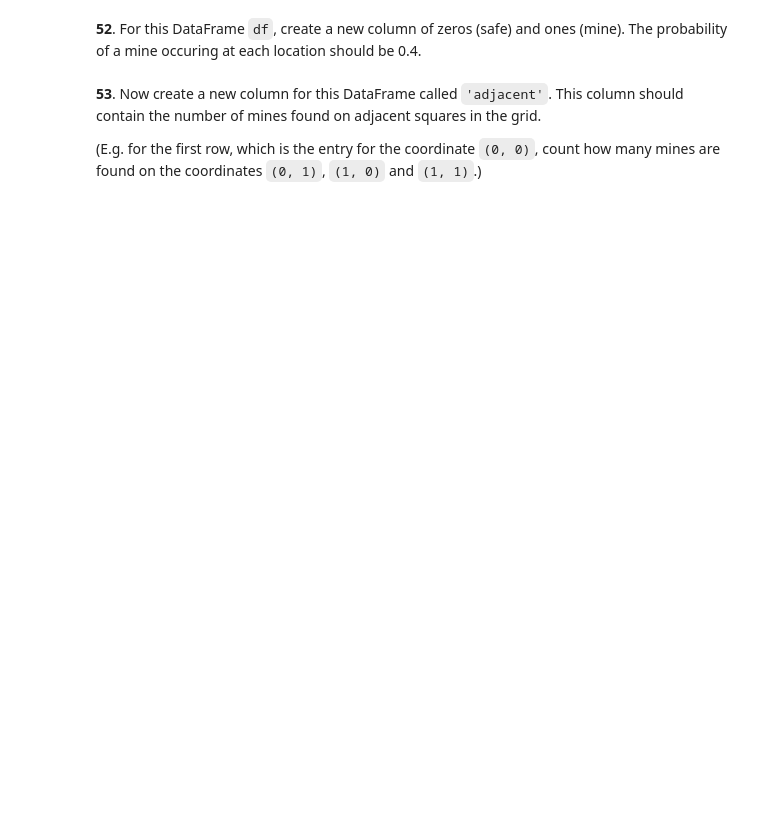
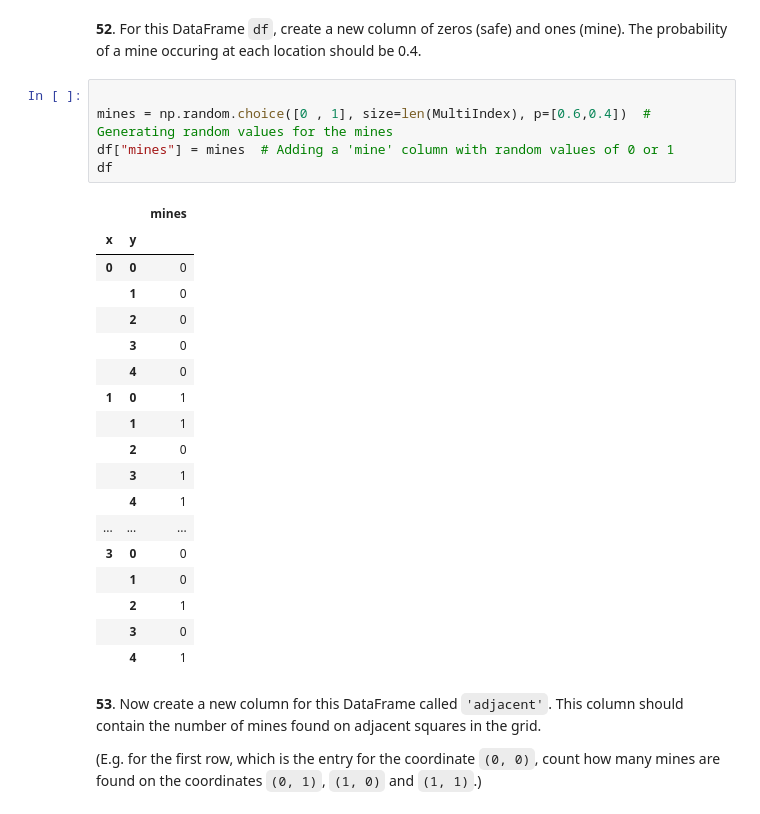
Before and after one commit to Michael-not/60_pandas_puzzles, a Jupyter notebook: 60_pandas_puzzles.ipynb, the cells around one changed output. Drawn from its saved outputs; the diff is of its cells as text; blank space fills up the shorter version.

```diff
--- a/60_pandas_puzzles.ipynb
+++ b/60_pandas_puzzles.ipynb
@@ -989,5 +1015,29 @@ To begin, generate a DataFrame `df` with two columns, `'x'` and `'y'` containing
 # %% [markdown]
 **52**. For this DataFrame `df`, create a new column of zeros (safe) and ones (mine). The probability of a mine occuring at each location should be 0.4.
+# %%
+
+mines = np.random.choice([0 , 1], size=len(MultiIndex), p=[0.6,0.4])  # Generating random values for the mines
+df["mines"] = mines  # Adding a 'mine' column with random values of 0 or 1
+df
+# %% [output]
+|  |  | mines |
+| x | y |  |
+| 0 | 0 | 0 |
+|  | 1 | 0 |
+|  | 2 | 0 |
+|  | 3 | 0 |
+|  | 4 | 0 |
+| 1 | 0 | 1 |
+|  | 1 | 1 |
+|  | 2 | 0 |
+|  | 3 | 1 |
+|  | 4 | 1 |
+| ... | ... | ... |
+| 3 | 0 | 0 |
+|  | 1 | 0 |
+|  | 2 | 1 |
+|  | 3 | 0 |
+|  | 4 | 1 |
 # %% [markdown]
 **53**. Now create a new column for this DataFrame called `'adjacent'`. This column should contain the number of mines found on adjacent squares in the grid.
 
```
Also changed, not shown: parts of 16 cells of this notebook.
